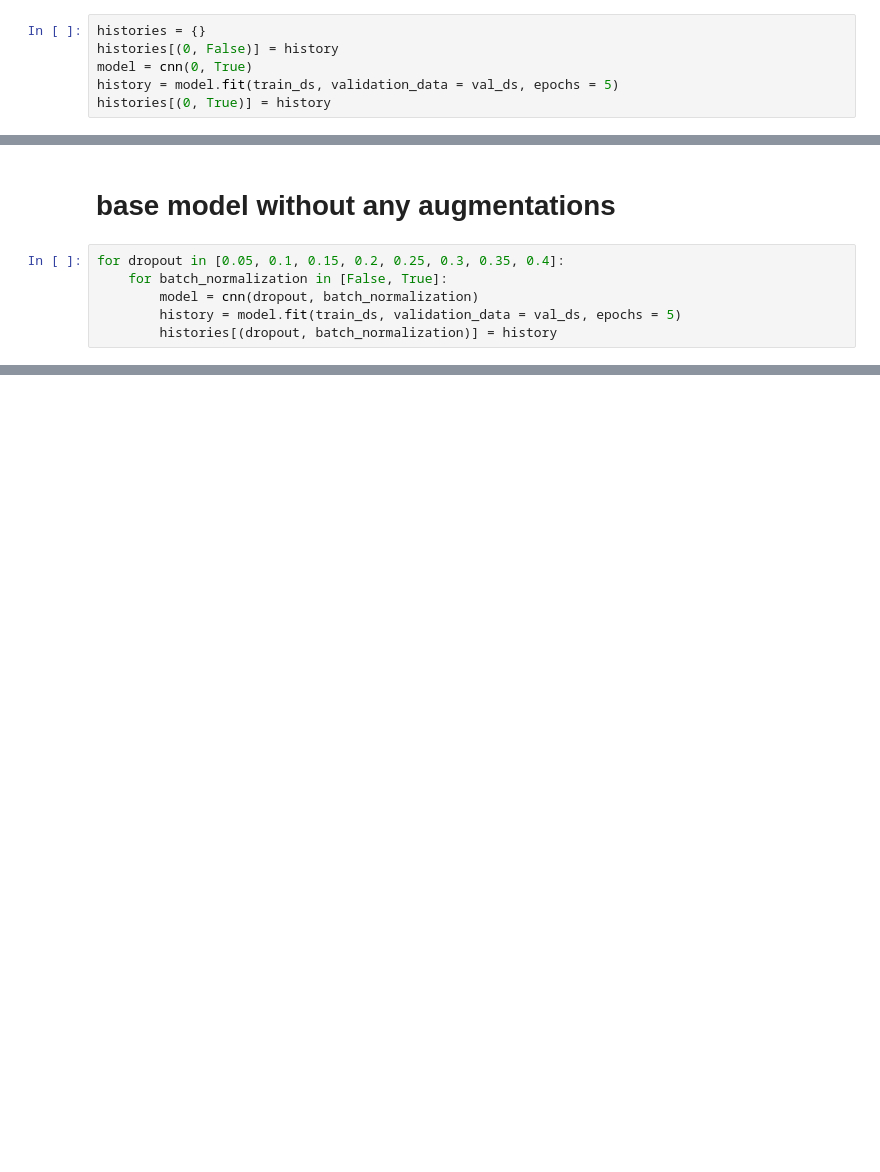
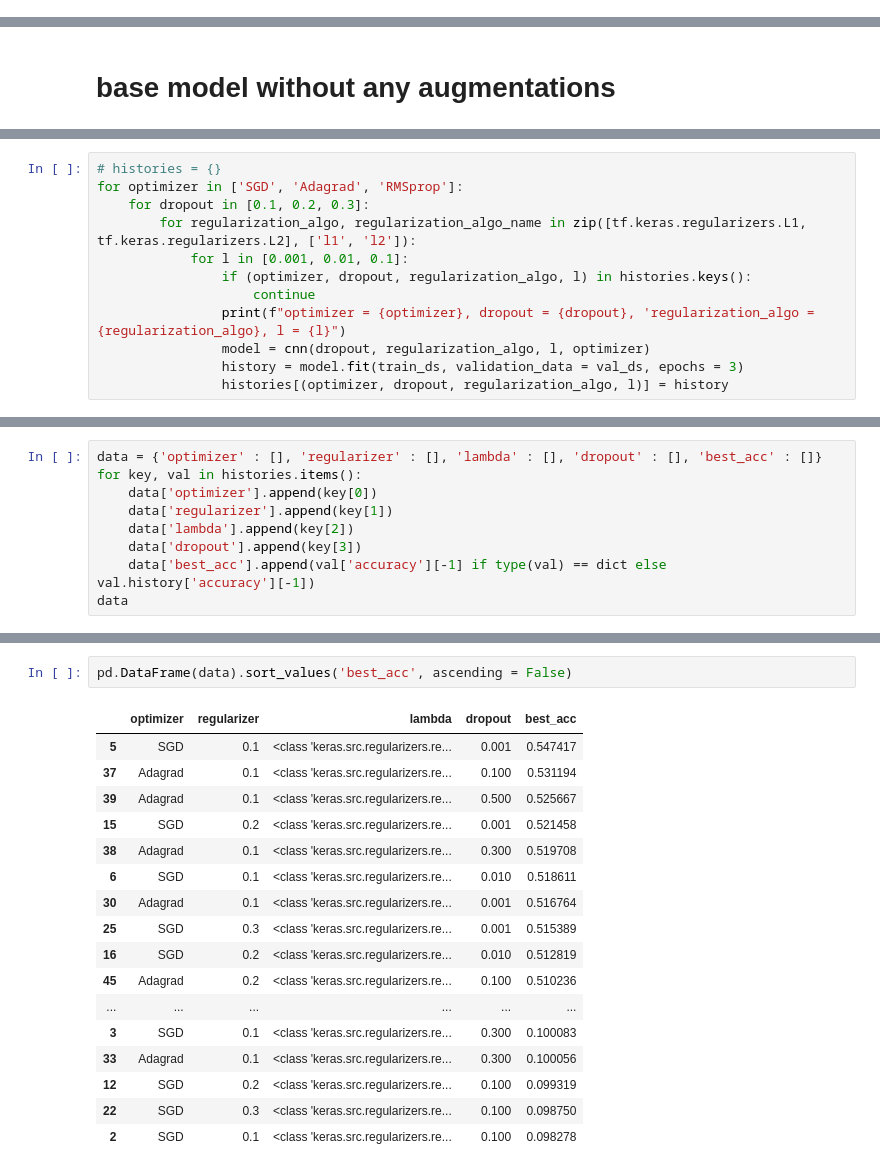
Before and after one commit to bieleckipiotr/Deep-Learning, a Jupyter notebook: ownCNN.ipynb, the cells around one changed output, grey strips where cells are left out. Cells and saved outputs as stored; diff of their text form; blank space fills up the shorter version.

```diff
--- a/ownCNN.ipynb
+++ b/ownCNN.ipynb
@@ -291,6 +278,0 @@ Epoch 5/5
-# %%
-histories = {}
-histories[(0, False)] = history
-model = cnn(0, True)
-history = model.fit(train_ds, validation_data = val_ds, epochs = 5)
-histories[(0, True)] = history
@@ -308,8 +279,2 @@ Epoch 5/5
 # %% [markdown]
 # base model without any augmentations
-# %%
-for dropout in [0.05, 0.1, 0.15, 0.2, 0.25, 0.3, 0.35, 0.4]:
-    for batch_normalization in [False, True]:
-        model = cnn(dropout, batch_normalization)
-        history = model.fit(train_ds, validation_data = val_ds, epochs = 5)
-        histories[(dropout, batch_normalization)] = history
@@ -325,0 +281,12 @@ KeyboardInterrupt:
+# %%
+# histories = {}
+for optimizer in ['SGD', 'Adagrad', 'RMSprop']:
+    for dropout in [0.1, 0.2, 0.3]:
+        for regularization_algo, regularization_algo_name in zip([tf.keras.regularizers.L1, tf.keras.regularizers.L2], ['l1', 'l2']):
+            for l in [0.001, 0.01, 0.1]:
+                if (optimizer, dropout, regularization_algo, l) in histories.keys():
+                    continue
+                print(f"optimizer = {optimizer}, dropout = {dropout}, 'regularization_algo = {regularization_algo}, l = {l}")
+                model = cnn(dropout, regularization_algo, l, optimizer)
+                history = model.fit(train_ds, validation_data = val_ds, epochs = 3)
+                histories[(optimizer, dropout, regularization_algo, l)] = history
@@ -325,0 +312,9 @@ KeyboardInterrupt:
+# %%
+data = {'optimizer' : [], 'regularizer' : [], 'lambda' : [], 'dropout' : [], 'best_acc' : []}
+for key, val in histories.items():
+    data['optimizer'].append(key[0])
+    data['regularizer'].append(key[1])
+    data['lambda'].append(key[2])
+    data['dropout'].append(key[3])
+    data['best_acc'].append(val['accuracy'][-1] if type(val) == dict else val.history['accuracy'][-1])
+data
@@ -325,0 +339,20 @@ KeyboardInterrupt:
+# %%
+pd.DataFrame(data).sort_values('best_acc', ascending = False)
+# %% [output]
+|  | optimizer | regularizer | lambda | dropout | best_acc |
+| 5 | SGD | 0.1 | <class 'keras.src.regularizers.re... | 0.001 | 0.547417 |
+| 37 | Adagrad | 0.1 | <class 'keras.src.regularizers.re... | 0.100 | 0.531194 |
+| 39 | Adagrad | 0.1 | <class 'keras.src.regularizers.re... | 0.500 | 0.525667 |
+| 15 | SGD | 0.2 | <class 'keras.src.regularizers.re... | 0.001 | 0.521458 |
+| 38 | Adagrad | 0.1 | <class 'keras.src.regularizers.re... | 0.300 | 0.519708 |
+| 6 | SGD | 0.1 | <class 'keras.src.regularizers.re... | 0.010 | 0.518611 |
+| 30 | Adagrad | 0.1 | <class 'keras.src.regularizers.re... | 0.001 | 0.516764 |
+| 25 | SGD | 0.3 | <class 'keras.src.regularizers.re... | 0.001 | 0.515389 |
+| 16 | SGD | 0.2 | <class 'keras.src.regularizers.re... | 0.010 | 0.512819 |
+| 45 | Adagrad | 0.2 | <class 'keras.src.regularizers.re... | 0.100 | 0.510236 |
+| ... | ... | ... | ... | ... | ... |
+| 3 | SGD | 0.1 | <class 'keras.src.regularizers.re... | 0.300 | 0.100083 |
+| 33 | Adagrad | 0.1 | <class 'keras.src.regularizers.re... | 0.300 | 0.100056 |
+| 12 | SGD | 0.2 | <class 'keras.src.regularizers.re... | 0.100 | 0.099319 |
+| 22 | SGD | 0.3 | <class 'keras.src.regularizers.re... | 0.100 | 0.098750 |
+| 2 | SGD | 0.1 | <class 'keras.src.regularizers.re... | 0.100 | 0.098278 |
```
Also changed, not shown: parts of 7 cells of this notebook, 1 other file.
